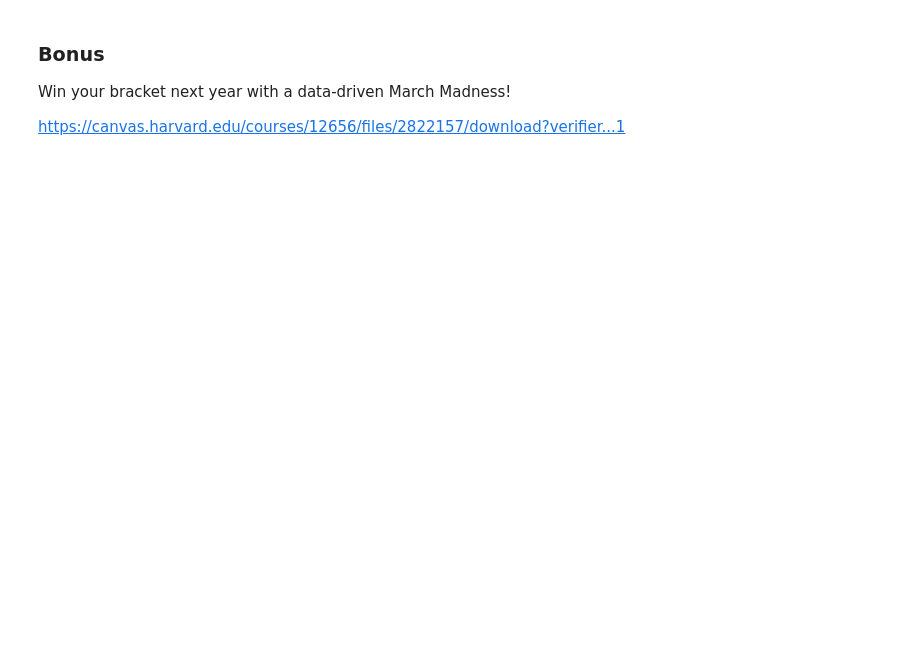
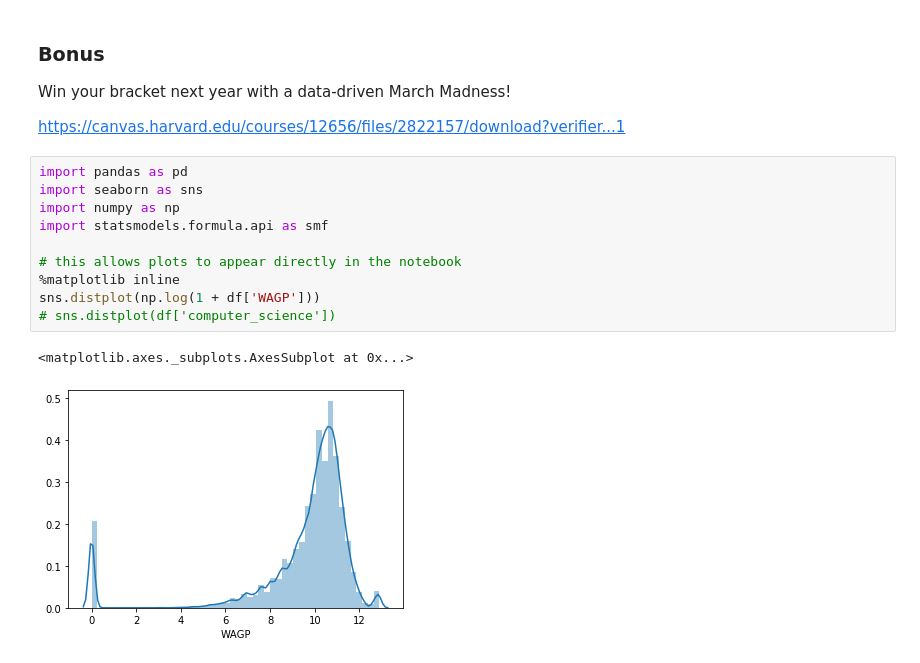
Before and after one commit to abs8090/ce599, a Jupyter notebook: 14-Regression 1/Regression 1.ipynb, the cells around one changed output. Drawn from its saved outputs; the diff is of its cells as text; blank space fills up the shorter version.

```diff
--- a/14-Regression 1/Regression 1.ipynb
+++ b/14-Regression 1/Regression 1.ipynb
@@ -797,3 +802,16 @@ strong multicollinearity problems or that the design matrix is singular.
 Win your bracket next year with a data-driven March Madness!
 
 https://canvas.harvard.edu/courses/12656/files/2822157/download?verifier...1
+# %%
+import pandas as pd
+import seaborn as sns
+import numpy as np
+import statsmodels.formula.api as smf
+
+# this allows plots to appear directly in the notebook
+%matplotlib inline
+sns.distplot(np.log(1 + df['WAGP']))
+# sns.distplot(df['computer_science'])
+# %% [output]
+<matplotlib.axes._subplots.AxesSubplot at 0x...>
+[figure, added]
```
Also changed, not shown: parts of 3 cells of this notebook.
